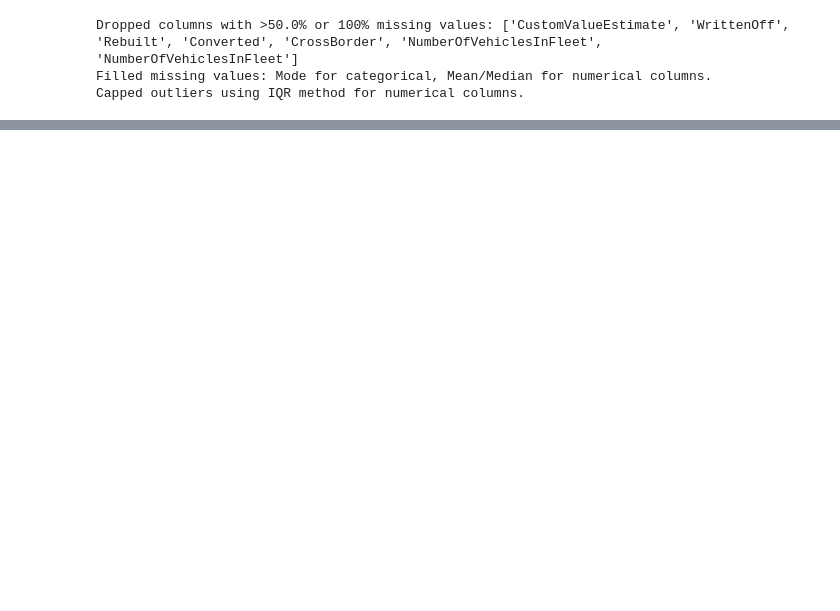
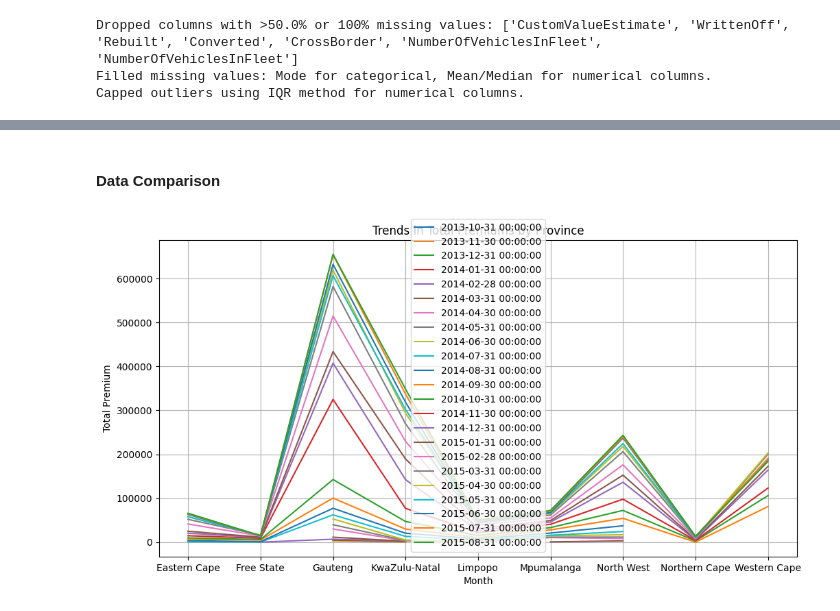
Before and after one commit to Ethel-Star/Week3.AIM3, a Jupyter notebook: notebooks/Task_1.EDA.ipynb, the cells around one changed output, grey strips where cells are left out. Cells and saved outputs as stored; diff of their text form; code cells hidden in the pictures; blank space fills up the shorter version.

```diff
--- a/notebooks/Task_1.EDA.ipynb
+++ b/notebooks/Task_1.EDA.ipynb
@@ -146,0 +172,7 @@ None
+# %% [markdown]
+#### Data Comparison
+# %%
+#df.columns
+compare_data(df)
+# %% [output]
+[figure, added]
```
Also changed, not shown: parts of 20 cells of this notebook, 7 other files.
